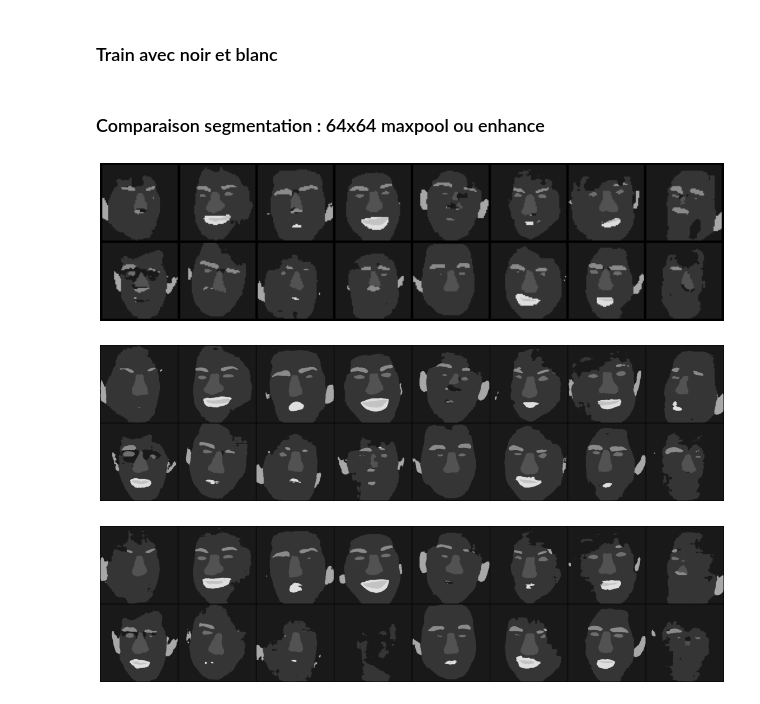
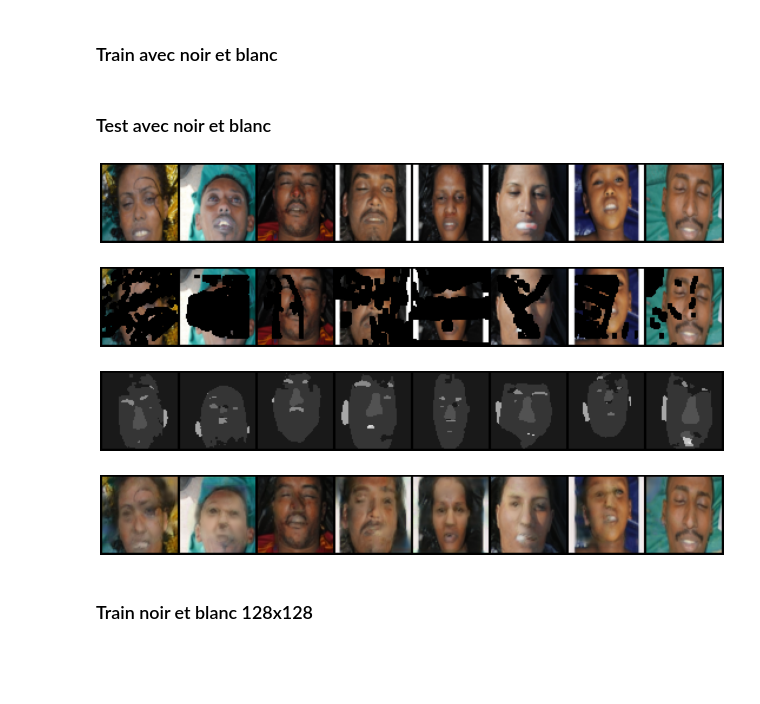
Before and after one commit to Eva427/CICR-Impainting, a Jupyter notebook: resultay-02-08.ipynb, the cells around one changed output. Cells and saved outputs as stored; diff of their text form; code cells hidden in the pictures; blank space fills up the shorter version.

```diff
--- a/resultay-02-08.ipynb
+++ b/resultay-02-08.ipynb
@@ -120,49 +165,28 @@ alter = imp.mask.Alter(resize=factorResize,seed=0,test=True).irregularMask # squ
 # %%
 train_inpainting_segmented(model, optimizer, trainloader, alter, scale_factor=4, simplify_seg=True, epochs=7, min_cut=4, max_cut=60)
 torch.save(model.state_dict(), "./modelSave/02_08/partial4channels_low")
-# %% [markdown]
-### Comparaison segmentation : 64x64 maxpool ou enhance
-# %%
-process = transforms.ToTensor()
-dataset = ImageFolder("./data/lfw", process)
-data = DataLoader(dataset, num_workers=2, batch_size=16, shuffle=True)
-img,_ = next(iter(data))
-
-resize = (120, 120)
-crop   = (64, 64)
-x = transforms.Resize(resize)(img)
-x = transforms.CenterCrop(crop)(x)
-x = x.to(device)
-n,c,w,h = x.shape
-
-# Maxpool
-segmented = get_segmentation(x, simplify=True, scale_factor=4)
-plot_img(segmented)
-
-# Enhance
-with torch.no_grad():
-    model_path = 'modelSave/RRDB_ESRGAN_x4.pth'
-    enhancer = imp.model.RRDBNet(3, 3, 64, 23, gc=32)
-    enhancer.load_state_dict(torch.load(model_path), strict=True)
-    enhancer.eval()
-    enhancer = enhancer.to(device)
-    x = enhancer(x)
-    segmented = get_segmentation(x, simplify=True, scale_factor=1)
-    plot_img(segmented)
-
-# Haute résolution direct
-
-resize = (120*4, 120*4)
-crop   = (64*4, 64*4)
-x = transforms.Resize(resize)(img)
-x = transforms.CenterCrop(crop)(x)
-x = x.to(device)
-n,c,w,h = x.shape
-
-# Maxpool
-segmented = get_segmentation(x, simplify=True, scale_factor=0)
-plot_img(segmented)
-# %% [output]
-[figure, removed]
-[figure, removed]
-[figure, removed]
+# %% [markdown]
+### Test avec noir et blanc
+# %%
+def getTestData(file,factorResize=1):
+    resize = (120*factorResize, 120*factorResize)
+    crop   = (64*factorResize, 64*factorResize)
+    process = transforms.Compose([
+         transforms.Resize(resize),
+         transforms.CenterCrop(crop),
+         transforms.ToTensor()
+    ])
+    return ImageFolder(file, process)
+# %%
+dataset = getTestData("./data/real")
+testloader = DataLoader(dataset, num_workers=2, batch_size=16, shuffle=True)
+model.load_state_dict(torch.load("./modelSave/02_08/partial4channels_low"))
+model.eval()
+test_results_sample(model, testloader, alter, simplify_seg=True,scale_factor=4)
+# %% [output]
+[figure, added]
+[figure, added]
+[figure, added]
+[figure, added]
+# %% [markdown]
+### Train noir et blanc 128x128
```
Also changed, not shown: parts of 4 cells of this notebook, 3 other files.
